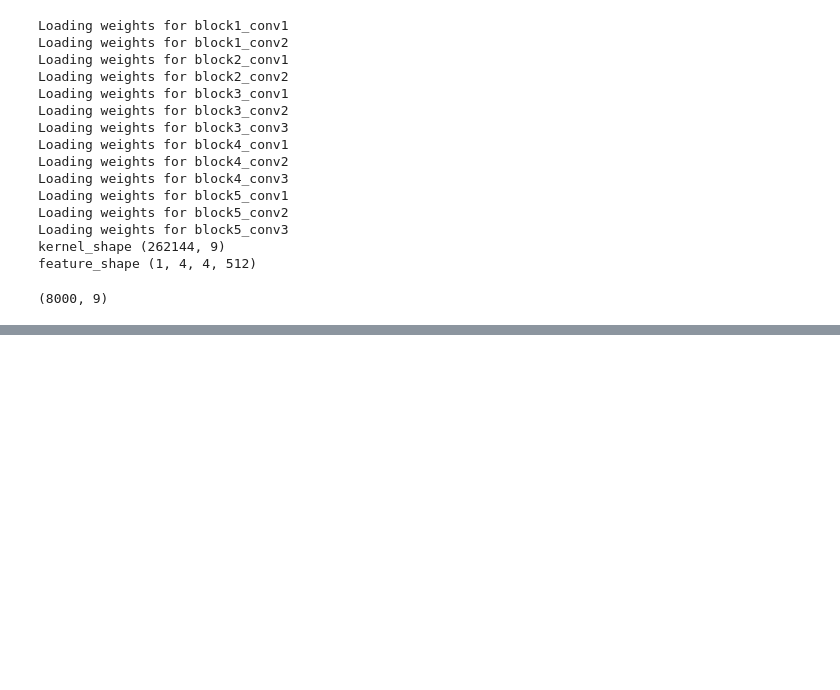
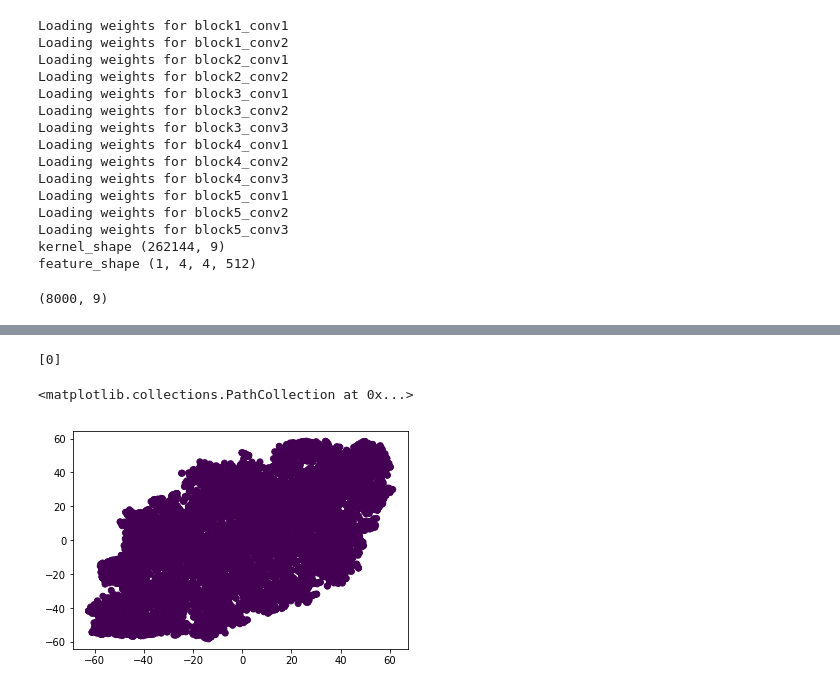
Before and after one commit to aleozlx/tsne-conv, a Jupyter notebook: tsne.ipynb, the cells around one changed output, grey strips where cells are left out. Saved outputs shown, nothing was run; the diff lists cells and outputs as text; code cells hidden in the pictures; blank space fills up the shorter version.

```diff
--- a/tsne.ipynb
+++ b/tsne.ipynb
@@ -127,0 +159,10 @@ print(tsne_results.shape)
+# %%
+from sklearn.cluster import DBSCAN
+dbscan = DBSCAN(eps=0.2, min_samples=5, n_jobs=4)
+dbscan_results = dbscan.fit_predict(kernels_subset)
+print(np.unique(dbscan_results))
+plt.scatter(tsne_results[:,0],tsne_results[:,1], c=dbscan_results)
+# %% [output]
+[0]
+<matplotlib.collections.PathCollection at 0x...>
+[figure, added]
```
Also changed, not shown: parts of 23 cells of this notebook.
